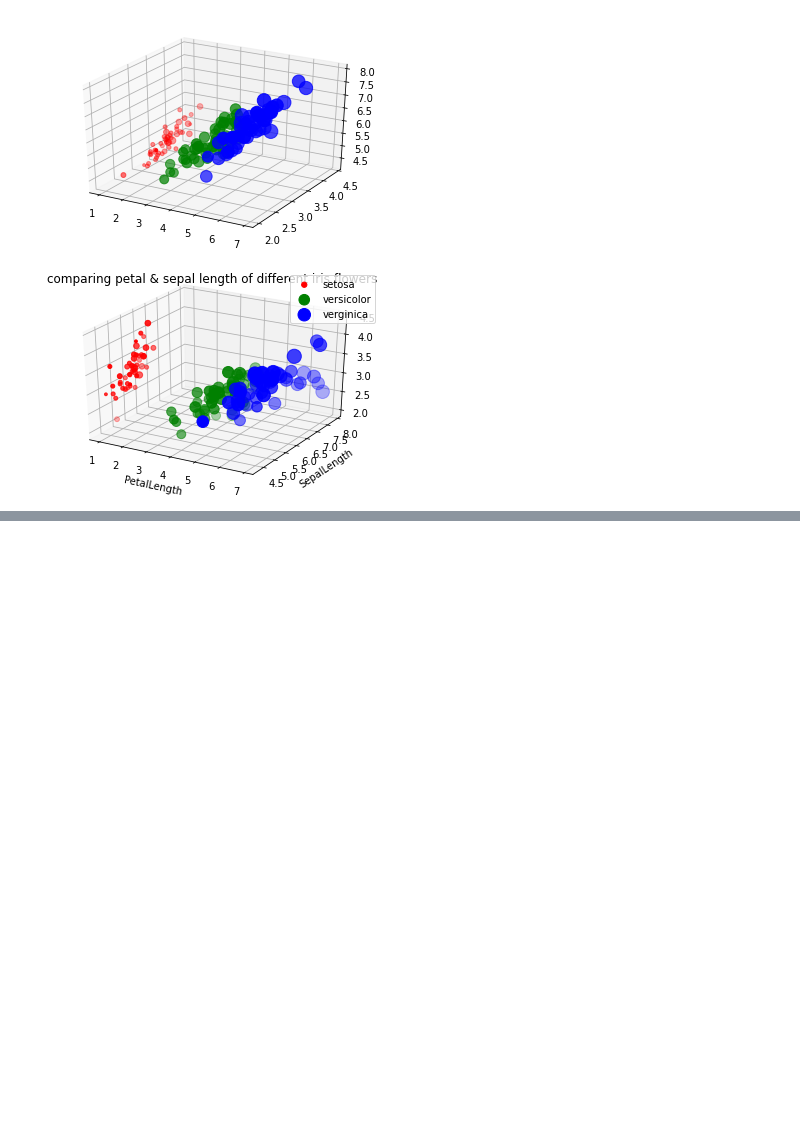
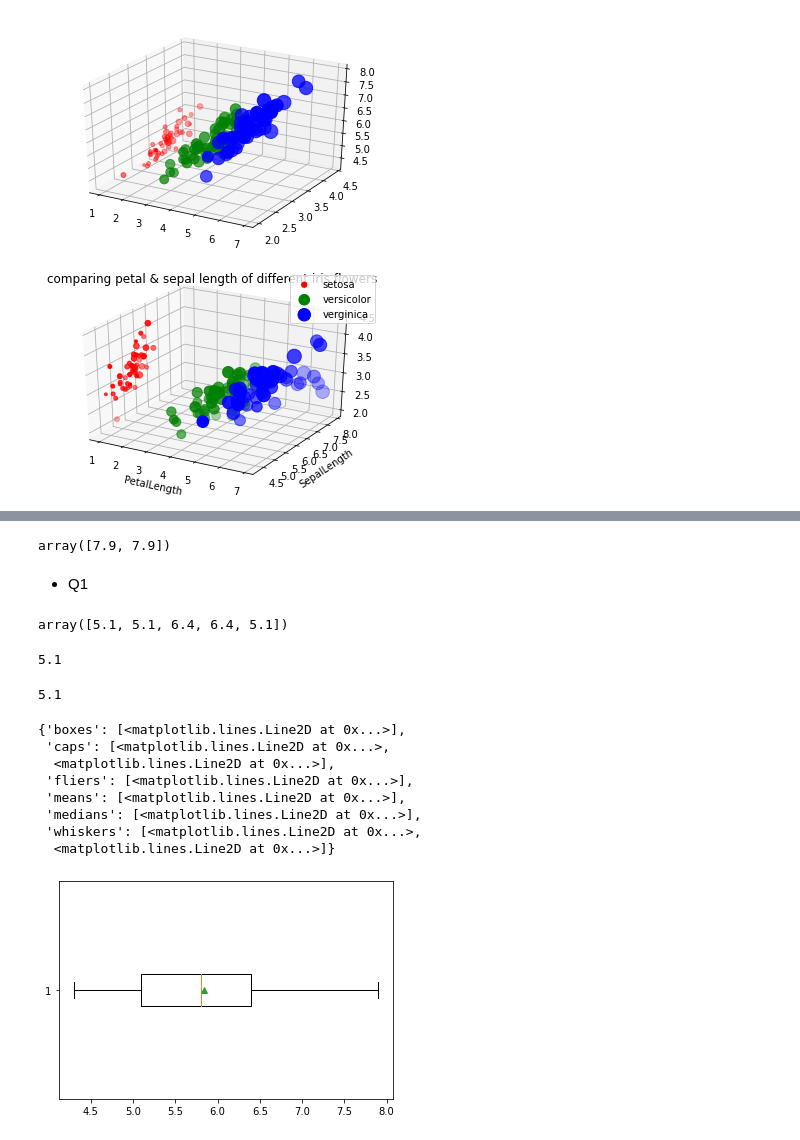
Before and after one commit to Umaporn19/data_viz_2022, a Jupyter notebook: DataViz02_Data_Distribution.ipynb, the cells around one changed output, grey strips where cells are left out. Cells and saved outputs as stored; diff of their text form; code cells hidden in the pictures; blank space fills up the shorter version.

```diff
--- a/DataViz02_Data_Distribution.ipynb
+++ b/DataViz02_Data_Distribution.ipynb
@@ -174,0 +235,30 @@ plt.title('comparing petal & sepal length of different iris flowers'); #ตั
+# %%
+ybp['caps'][1].get_xdata()  #แสดงค่า มากสุด โดยชี้ตัวที่ 1 ของแกน x ใช้ cap ได้เหมือนกับ whiskers
+# %% [output]
+array([7.9, 7.9])
+# %% [markdown]
+- Q1
+# %%
+ybp['boxes'][0].get_xdata() #หาค่า Q1 โดยชี้ตัวที่ 0 จากแกน x
+# %% [output]
+array([5.1, 5.1, 6.4, 6.4, 5.1])
+# %%
+ybp['boxes'][0].get_xdata()[0] #หาค่ Q1 โดยชี้ข้อมูลตัวที่ 0 จากแกน x และเป้นตัวแรก
+# %% [output]
+5.1
+# %%
+max(ybp['whiskers'][0].get_xdata()) #หา Q1 จาก whiskers ก็ได้
+# %% [output]
+5.1
+# %%
+plt.boxplot(df['SepalLength'],vert=False,showmeans=True) #Vert ถ้า True จะเป็นแนวตั้ง ถ้า เป็น False จะเป็นแนวนอน #ให้แสดงค่า mean เป็น 3 เหลี่ยม
+# %% [output]
+{'boxes': [<matplotlib.lines.Line2D at 0x...>],
+ 'caps': [<matplotlib.lines.Line2D at 0x...>,
+  <matplotlib.lines.Line2D at 0x...>],
+ 'fliers': [<matplotlib.lines.Line2D at 0x...>],
+ 'means': [<matplotlib.lines.Line2D at 0x...>],
+ 'medians': [<matplotlib.lines.Line2D at 0x...>],
+ 'whiskers': [<matplotlib.lines.Line2D at 0x...>,
+  <matplotlib.lines.Line2D at 0x...>]}
+[figure, added]
```
Also changed, not shown: parts of 28 cells of this notebook.
